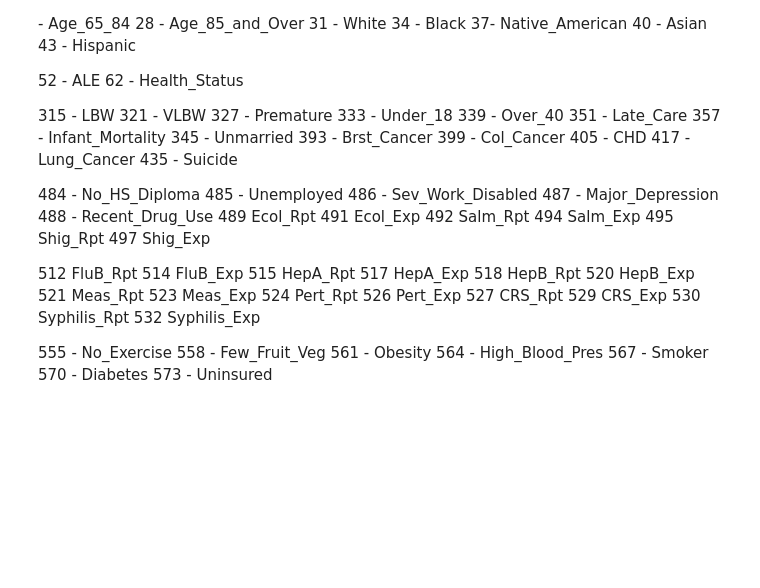
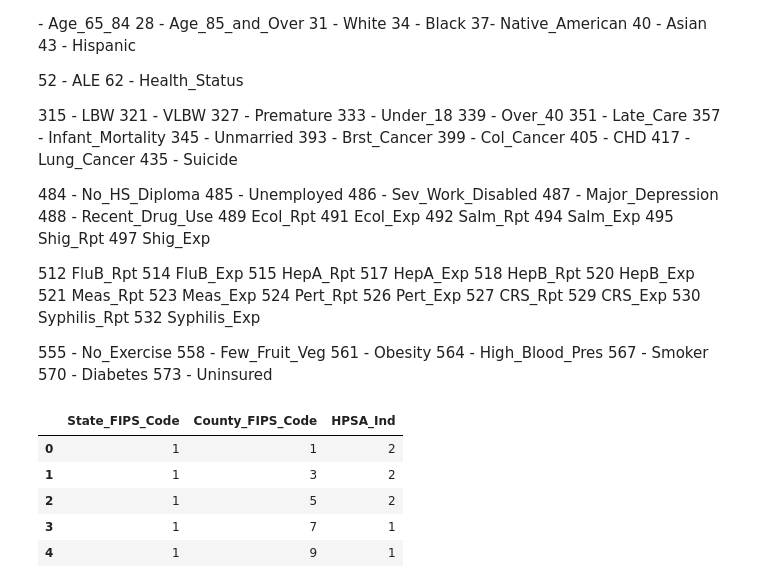
Before and after one commit to ArathiSripriya/DataMiningFinalProject, a Jupyter notebook: notebook.ipynb, the cells around one changed output. Drawn from its saved outputs; the diff is of its cells as text; code cells hidden in the pictures; blank space fills up the shorter version.

```diff
--- a/notebook.ipynb
+++ b/notebook.ipynb
@@ -95,34 +95,43 @@ ds.auth_login_user('ASANGISETTI@utexas.edu', '2yYJkCStKC')
 df_list = []
 
 def create_new_df(dataset_name, column_names):
     df = pd.read_csv(dataset_name)
     return df[column_names]
 
 col_names = ['State_FIPS_Code', 'County_FIPS_Code', 'CHSI_State_Name','CHSI_County_Name','Population_Size','Population_Density','Poverty','Age_19_Under','Age_19_64','Age_65_84','Age_85_and_Over','White','Black','Native_American','Asian','Hispanic']
 demographics_df = create_new_df("DEMOGRAPHICS.csv", col_names)
 df_list.append(demographics_df)
 
 col_names = ['State_FIPS_Code', 'County_FIPS_Code', 'ALE', 'Health_Status']
 summ_meas_health_df = create_new_df("SUMMARYMEASURESOFHEALTH.csv", col_names)
 df_list.append(summ_meas_health_df)
 
 col_names = ['State_FIPS_Code', 'County_FIPS_Code', 'LBW','VLBW','Premature','Under_18','Over_40','Late_Care','Infant_Mortality','Unmarried','Brst_Cancer','Col_Cancer','CHD','Lung_Cancer','Suicide']
 meas_birth_and_death_df = create_new_df("MEASURESOFBIRTHANDDEATH.csv", col_names)
 df_list.append(meas_birth_and_death_df)
 
 col_names = ['State_FIPS_Code', 'County_FIPS_Code', 'No_HS_Diploma','Unemployed','Sev_Work_Disabled','Major_Depression','Recent_Drug_Use','Ecol_Rpt','Ecol_Exp','Salm_Rpt','Salm_Exp','Shig_Rpt','Shig_Exp']
 vuln_pop_and_env_health_df = create_new_df("VUNERABLEPOPSANDENVHEALTH.csv", col_names)
 df_list.append(vuln_pop_and_env_health_df)
 
 col_names = ['State_FIPS_Code', 'County_FIPS_Code', 'FluB_Rpt','FluB_Exp','HepA_Rpt','HepA_Exp','HepB_Rpt','HepB_Exp','Meas_Rpt','Meas_Exp','Pert_Rpt','Pert_Exp','CRS_Rpt','CRS_Exp','Syphilis_Rpt','Syphilis_Exp']
 prev_services_df = create_new_df("PREVENTIVESERVICESUSE.csv", col_names)
 df_list.append(prev_services_df)
 
 col_names = ['State_FIPS_Code', 'County_FIPS_Code', 'No_Exercise','Few_Fruit_Veg','Obesity','High_Blood_Pres','Smoker','Diabetes','Uninsured']
 risk_factors_df = create_new_df("RISKFACTORSANDACCESSTOCARE.csv", col_names)
 df_list.append(risk_factors_df)
 
-labels = create_new_df("RISKFACTORSANDACCESSTOCARE.csv", ['HPSA_Ind'])
+labels = create_new_df("RISKFACTORSANDACCESSTOCARE.csv", ['State_FIPS_Code', 'County_FIPS_Code', 'HPSA_Ind'])
+df_list.append(labels)
+labels.head()
+# %% [output]
+|  | State_FIPS_Code | County_FIPS_Code | HPSA_Ind |
+| 0 | 1 | 1 | 2 |
+| 1 | 1 | 3 | 2 |
+| 2 | 1 | 5 | 2 |
+| 3 | 1 | 7 | 1 |
+| 4 | 1 | 9 | 1 |
 # %%
 def merge_state_and_county_codes(df):
     df["State_And_County_FIPS_Code"] = df["State_FIPS_Code"].map(str) + "-" + df["County_FIPS_Code"].map(str)
```
Also changed, not shown: parts of 8 cells of this notebook, 1 other file.
